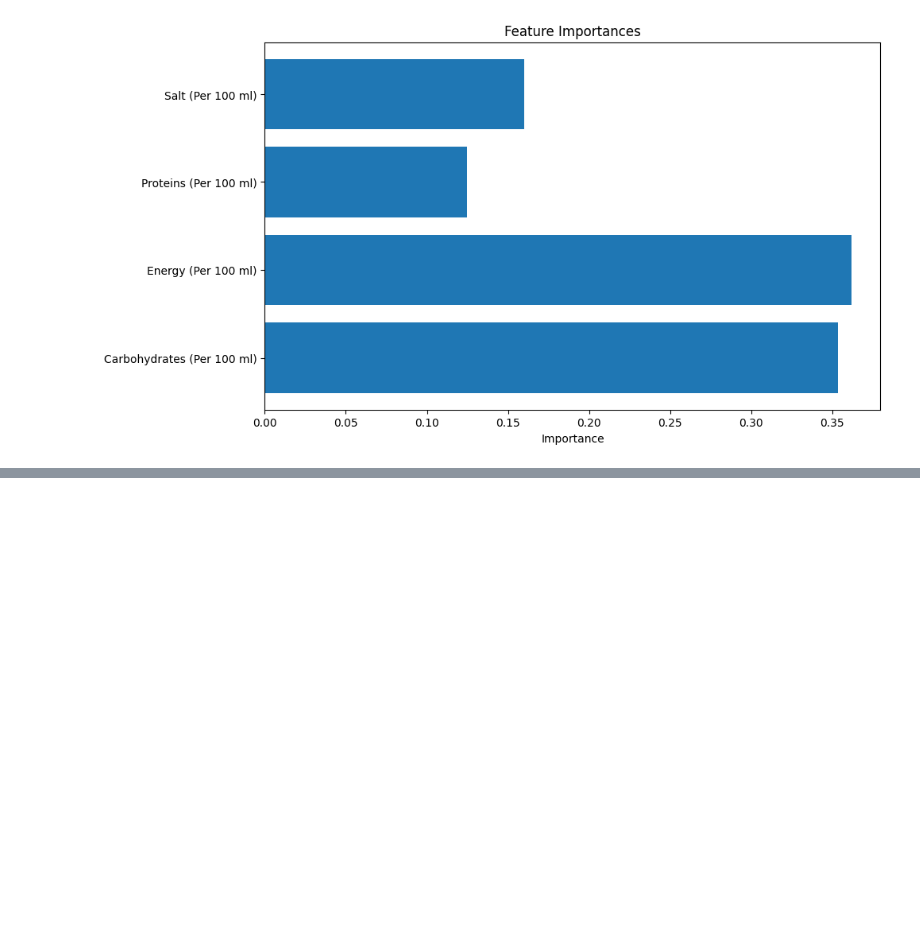
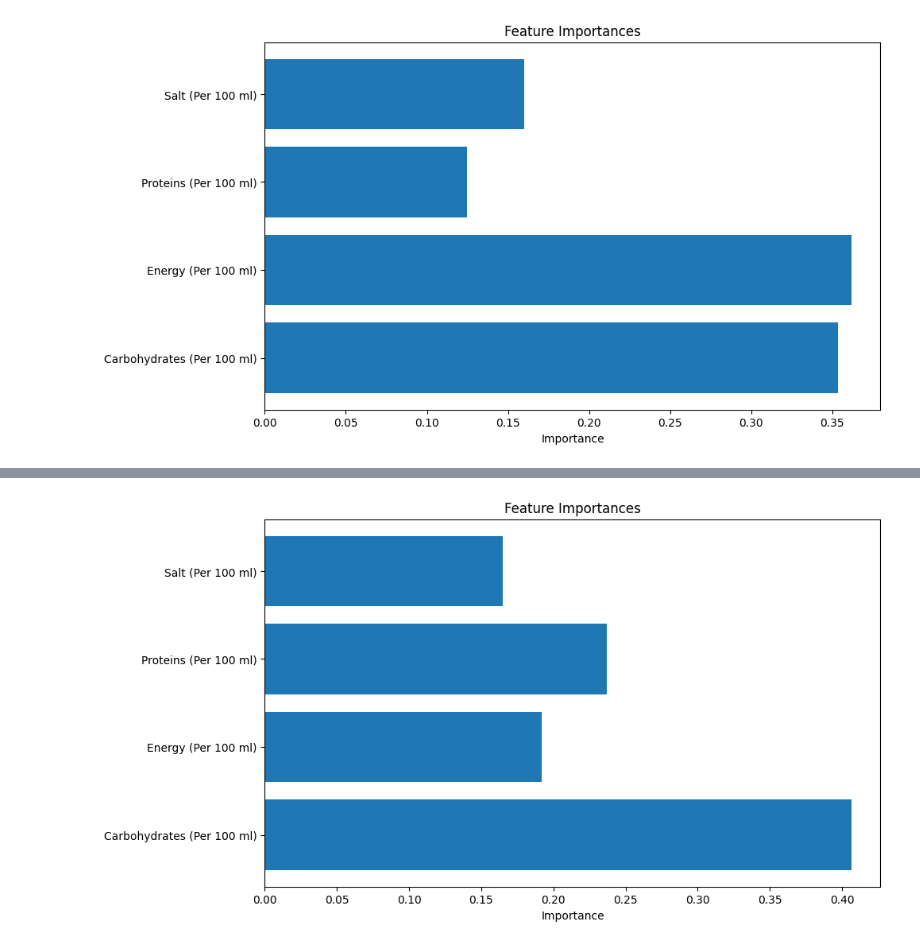
Before and after one commit to nabhylanr/ML-NutriScore, a Jupyter notebook: FP_ML.ipynb, the cells around one changed output, grey strips where cells are left out. Cells and saved outputs as stored; diff of their text form; code cells hidden in the pictures; blank space fills up the shorter version.

```diff
--- a/FP_ML.ipynb
+++ b/FP_ML.ipynb
@@ -603,0 +666,10 @@ plt.show()
+# %%
+feature_importances = xgb_model.feature_importances_
+
+plt.figure(figsize=(10, 6))
+plt.barh(X.columns, feature_importances, align='center')
+plt.xlabel('Importance')
+plt.title('Feature Importances')
+plt.show()
+# %% [output]
+[figure, added]
```
Also changed, not shown: parts of 6 cells of this notebook.
